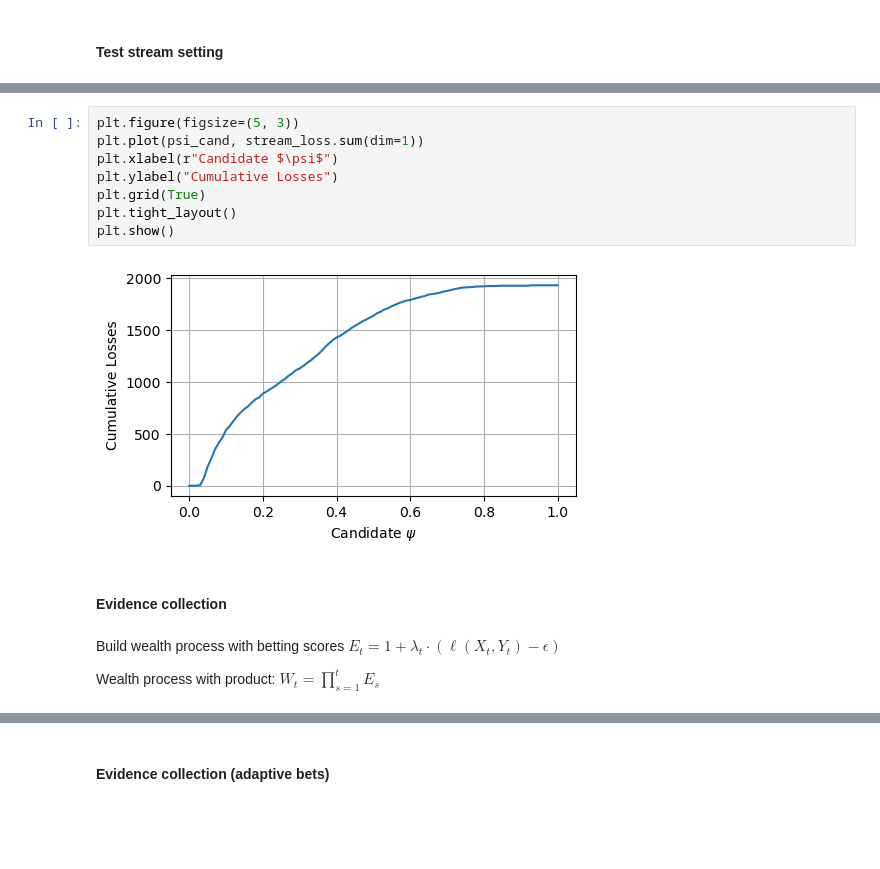
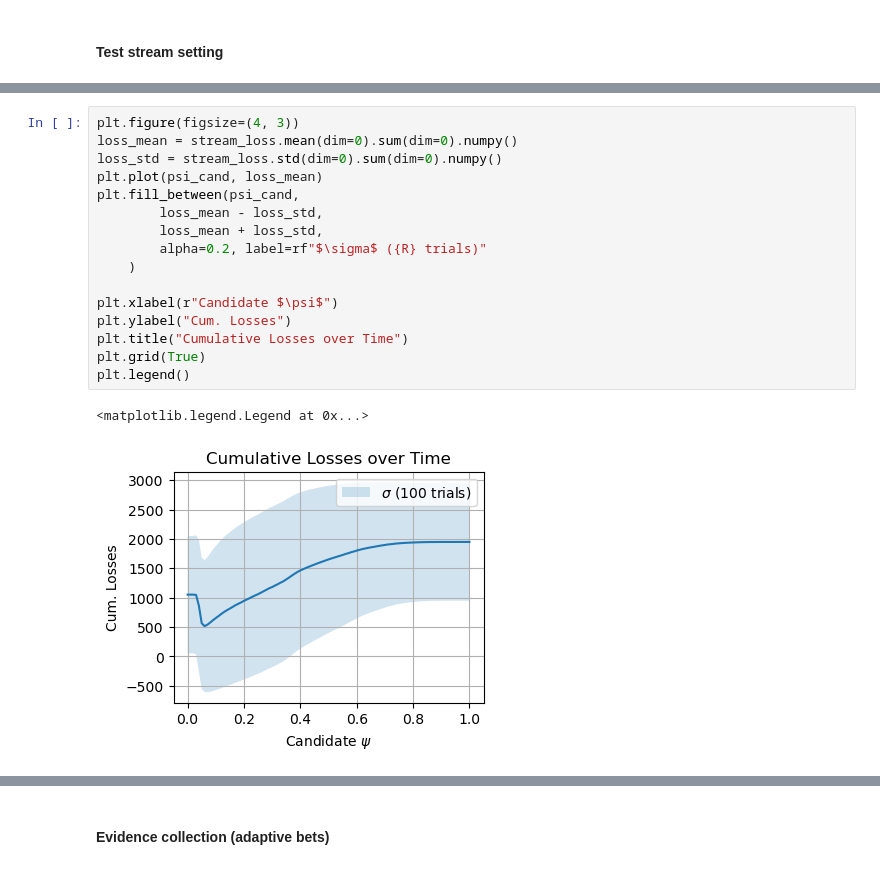
Before and after one commit to alextimans/risk-monitor, a Jupyter notebook: notebooks/rc_supervised2.ipynb, the cells around one changed output, grey strips where cells are left out. Cells and saved outputs as stored; diff of their text form; blank space fills up the shorter version.

```diff
--- a/notebooks/rc_supervised2.ipynb
+++ b/notebooks/rc_supervised2.ipynb
@@ -526,16 +708,19 @@ plt.legend(loc='center left', bbox_to_anchor=(1, 0.5))
-# %%
-plt.figure(figsize=(5, 3))
-plt.plot(psi_cand, stream_loss.sum(dim=1))
-plt.xlabel(r"Candidate $\psi$")
-plt.ylabel("Cumulative Losses")
-plt.grid(True)
-plt.tight_layout()
-plt.show()
-# %% [output]
-[figure, removed]
-# %% [markdown]
-#### Evidence collection
-# %% [markdown]
-Build wealth process with betting scores $E_t = 1 + \lambda_t \cdot (\ell(X_t, Y_t) - \epsilon)$
-
-Wealth process with product: $W_t = \prod_{s=1}^{t} E_s$
+# %%
+plt.figure(figsize=(4, 3))
+loss_mean = stream_loss.mean(dim=0).sum(dim=0).numpy()
+loss_std = stream_loss.std(dim=0).sum(dim=0).numpy()
+plt.plot(psi_cand, loss_mean)
+plt.fill_between(psi_cand,
+        loss_mean - loss_std,
+        loss_mean + loss_std,
+        alpha=0.2, label=rf"$\sigma$ ({R} trials)"
+    )
+
+plt.xlabel(r"Candidate $\psi$")
+plt.ylabel("Cum. Losses")
+plt.title("Cumulative Losses over Time")
+plt.grid(True)
+plt.legend()
+# %% [output]
+<matplotlib.legend.Legend at 0x...>
+[figure, added]
```
Also changed, not shown: parts of 28 cells of this notebook.
